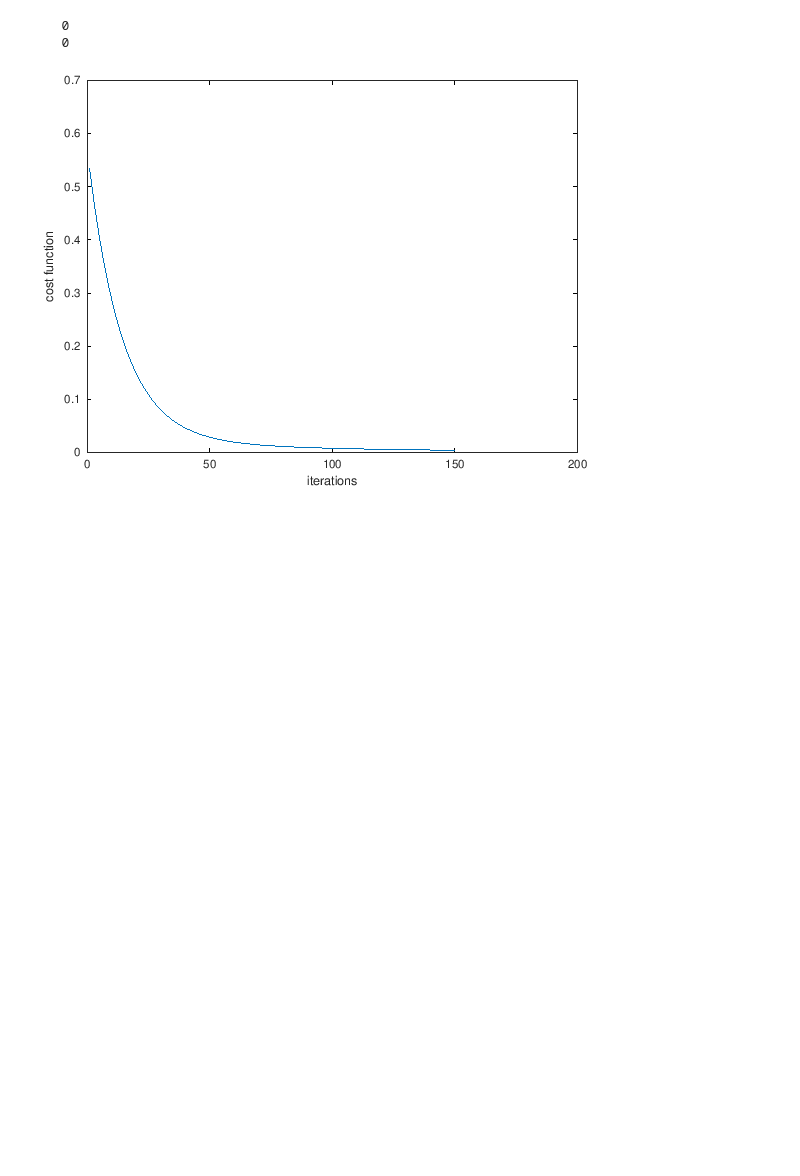
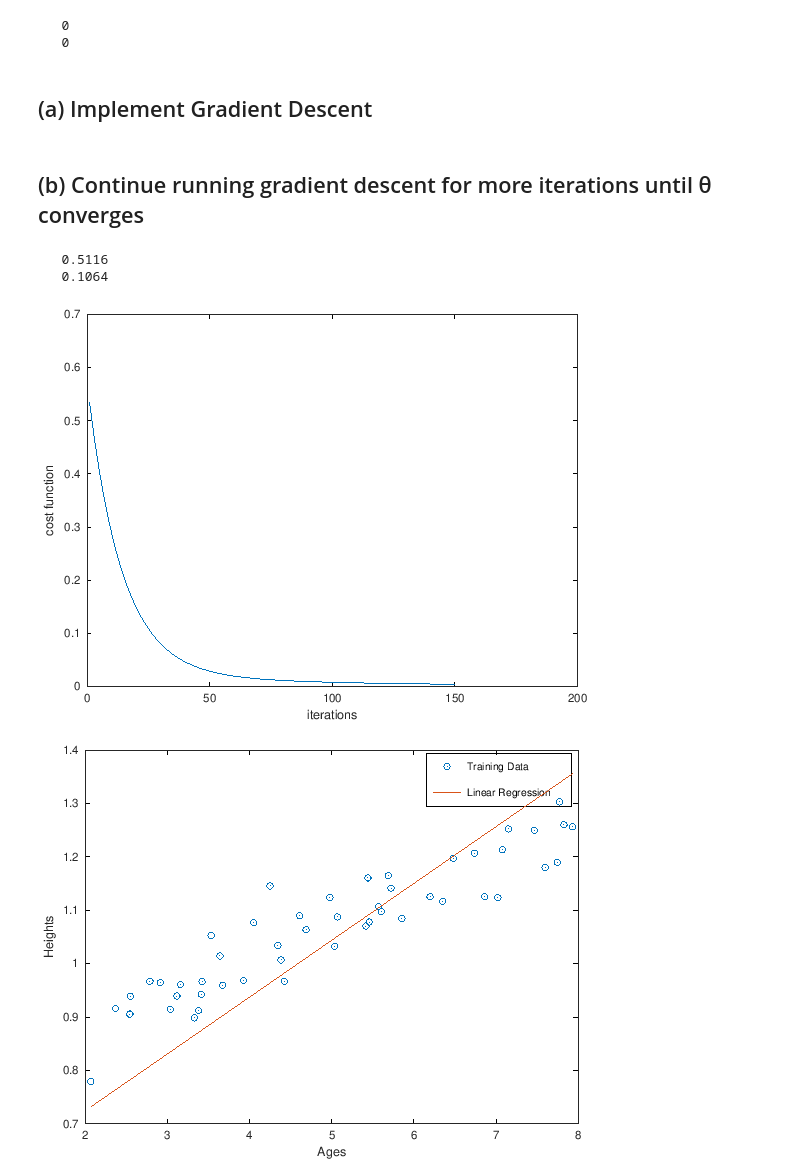
Before and after one commit to kherin/machine_learning, a Jupyter notebook: gradient_descent/linear_regression_gradient_descent.ipynb, the cells around one changed output. Cells and saved outputs as stored; diff of their text form; code cells hidden in the pictures; blank space fills up the shorter version.

Commit message:
wip: gradient descent

```diff
--- a/gradient_descent/linear_regression_gradient_descent.ipynb
+++ b/gradient_descent/linear_regression_gradient_descent.ipynb
@@ -1,6 +5,5 @@
 # %%
 graphics_toolkit ("gnuplot");
 
-x = load('ex1x.dat');
-y = load('ex1y.dat');
-disp(x)
+x = load('datasets/ex1x.dat'); # age
+y = load('datasets/ex1y.dat'); # height
@@ -57,4 +38,6 @@ function J = computeCost(X, y, theta)
 
     J = 1/(2*m) * sum(sqrErrors);
 end
+# %% [markdown]
+## (a) Implement Gradient Descent
 # %%
@@ -82,10 +62,25 @@ end
+# %% [markdown]
+## (b) Continue running gradient descent for more iterations until θ converges
 # %%
-[result, cost, count] = gradientDescent(X , y, theta, alpha, iterations);
+[theta, cost, count] = gradientDescent(X , y, theta, alpha, iterations);
 
-% hold on
 figure
 plot(count, cost);
 ylabel("cost function");
 xlabel("iterations");
+disp(theta);
 # %% [output]
+   0.5116
+   0.1064
 [figure]
+# %%
+figure
+plot(x, y, 'o');
+ylabel('Heights');
+xlabel('Ages');
+
+hold on
+plot(X(:, 2), X * theta, '-');
+legend("Training Data", "Linear Regression");
+# %% [output]
+[figure, added]
```
Also changed, not shown: parts of 11 cells of this notebook, 1 other file.
